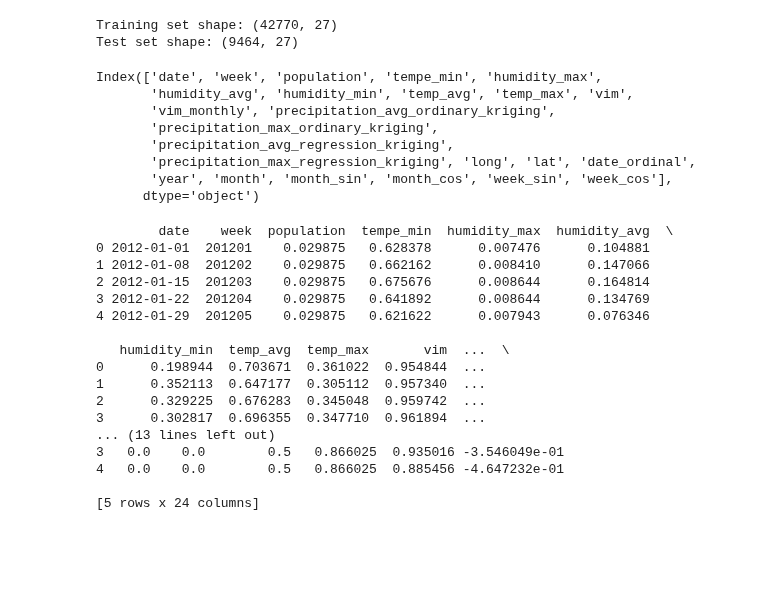
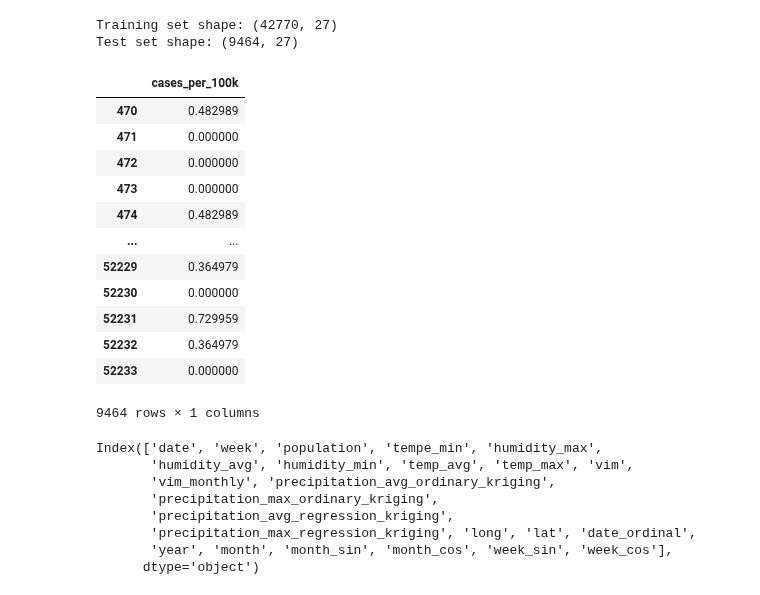
Before and after one commit to Minindu20/Dengue-Severity-Predictor, a Jupyter notebook: models/lstm/lstm_model.ipynb, the cells around one changed output. Saved outputs shown, nothing was run; the diff lists cells and outputs as text; code cells hidden in the pictures; blank space fills up the shorter version.

```diff
--- a/models/lstm/lstm_model.ipynb
+++ b/models/lstm/lstm_model.ipynb
@@ -86,6 +86,22 @@ y_test = test_df[['cases_per_100k']]
 # %% [output]
 Training set shape: (42770, 27)
 Test set shape: (9464, 27)
+# %%
+y_test
+# %% [output]
+|  | cases_per_100k |
+| 470 | 0.482989 |
+| 471 | 0.000000 |
+| 472 | 0.000000 |
+| 473 | 0.000000 |
+| 474 | 0.482989 |
+| ... | ... |
+| 52229 | 0.364979 |
+| 52230 | 0.000000 |
+| 52231 | 0.729959 |
+| 52232 | 0.364979 |
+| 52233 | 0.000000 |
+9464 rows × 1 columns
 # %%
 X_train.columns
 # %% [output]
@@ -122,25 +138,6 @@ y_train = target_scaler.fit_transform(y_train)
 y_test = target_scaler.transform(y_test)
 
 # Verify the scaling
-print(X_train.head())
-# %% [output]
-        date    week  population  tempe_min  humidity_max  humidity_avg  \
-0 2012-01-01  201201    0.029875   0.628378      0.007476      0.104881
-1 2012-01-08  201202    0.029875   0.662162      0.008410      0.147066
-2 2012-01-15  201203    0.029875   0.675676      0.008644      0.164814
-3 2012-01-22  201204    0.029875   0.641892      0.008644      0.134769
-4 2012-01-29  201205    0.029875   0.621622      0.007943      0.076346
-
-   humidity_min  temp_avg  temp_max       vim  ...  \
-0      0.198944  0.703671  0.361022  0.954844  ...
-1      0.352113  0.647177  0.305112  0.957340  ...
-2      0.329225  0.676283  0.345048  0.959742  ...
-3      0.302817  0.696355  0.347710  0.961894  ...
-... (13 lines left out)
-3   0.0    0.0        0.5   0.866025  0.935016 -3.546049e-01
-4   0.0    0.0        0.5   0.866025  0.885456 -4.647232e-01
-
-[5 rows x 24 columns]
 # %%
 X_train.head(70)
 # %% [output]
```
Also changed, not shown: parts of 8 cells of this notebook.
